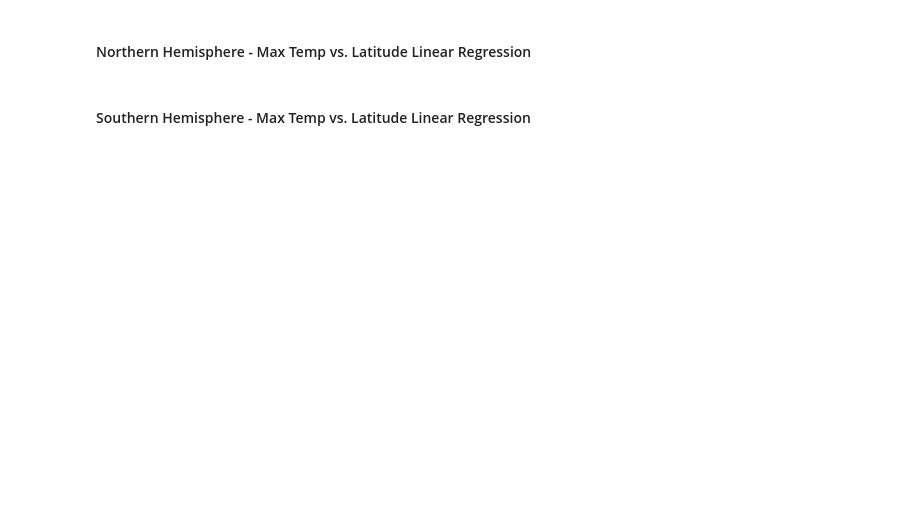
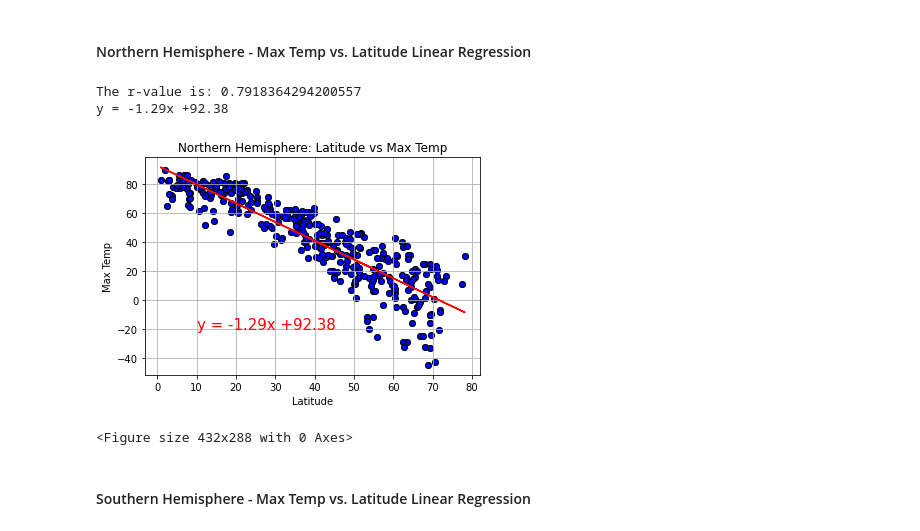
Before and after one commit to stefanyl/python-api-challenge, a Jupyter notebook: WeatherPy/WeatherPy.ipynb, the cells around one changed output. Cells and saved outputs as stored; diff of their text form; code cells hidden in the pictures; blank space fills up the shorter version.

Commit message:
all weatherpy plots done

```diff
--- a/WeatherPy/WeatherPy.ipynb
+++ b/WeatherPy/WeatherPy.ipynb
@@ -308,0 +311,6 @@ plt.savefig("City Latitude vs Wind Speed.png")
+# %%
+# split into northern and southern hemisphere so Lat=0
+north_hem = clean_cities_df.loc[clean_cities_df['Lat'] > 0, :]
+#north_hem
+south_hem = clean_cities_df.loc[clean_cities_df['Lat'] < 0, :]
+south_hem.head()
@@ -309,4 +324,43 @@ plt.savefig("City Latitude vs Wind Speed.png")
 # %% [markdown]
 ####  Northern Hemisphere - Max Temp vs. Latitude Linear Regression
+# %%
+#Set x & y values
+x_values = north_hem['Lat']
+y_values = north_hem['Max Temp']
+
+#linear regression
+(slope, intercept, rvalue, pvalue, stderr) = stats.linregress(x_values, y_values)
+
+# Get regression values
+regress_values = x_values * slope + intercept
+line_eq = "y = " + str(round(slope,2)) + "x +" + str(round(intercept,2))
+
+# Create Plot
+plt.scatter(x_values,y_values)
+plt.plot(x_values,regress_values,"r-")
+
+# Label plot and annotate the line equation
+plt.title('Northern Hemisphere: Latitude vs Max Temp')
+plt.scatter(x_values,y_values,color= 'blue', edgecolors = 'black')
+plt.grid()
+plt.xlabel('Latitude')
+plt.ylabel('Max Temp')
+
+plt.annotate(line_eq,(10,-20),fontsize=15,color="red")
+
+# Print r value
+print(f"The r-value is: {rvalue**2}")
+print(line_eq)
+
+# Show plot
+plt.show()
+
+#save plot as .png
+plt.savefig("Northern Hemisphere: Latitude vs Max Temp.png")
+# %% [output]
+The r-value is: 0.7918364294200557
+y = -1.29x +92.38
+[figure, added]
+<Figure size 432x288 with 0 Axes>
 # %% [markdown]
 ####  Southern Hemisphere - Max Temp vs. Latitude Linear Regression
```
Also changed, not shown: parts of 9 cells of this notebook, 8 other files.
